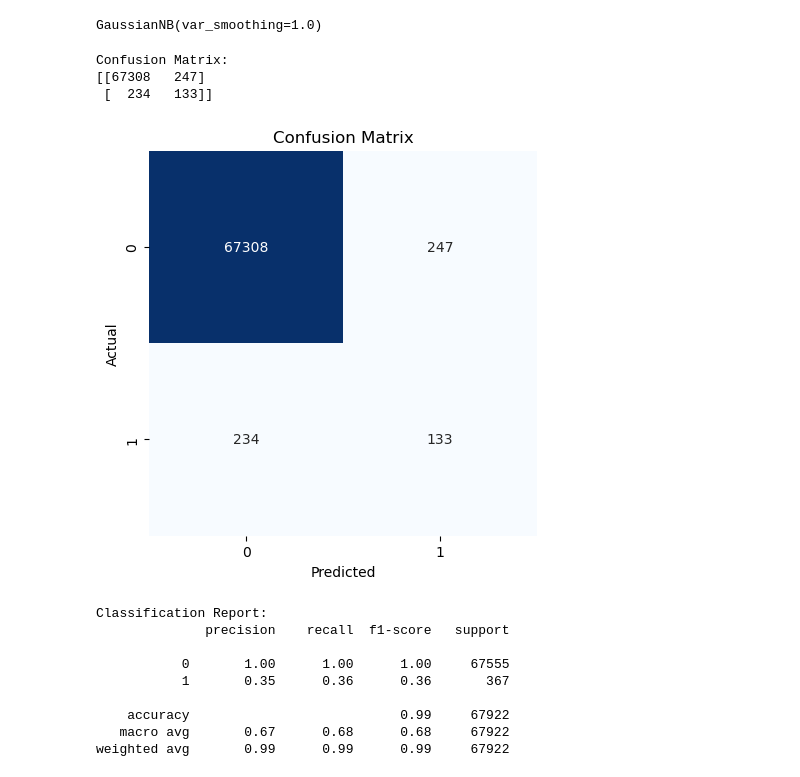
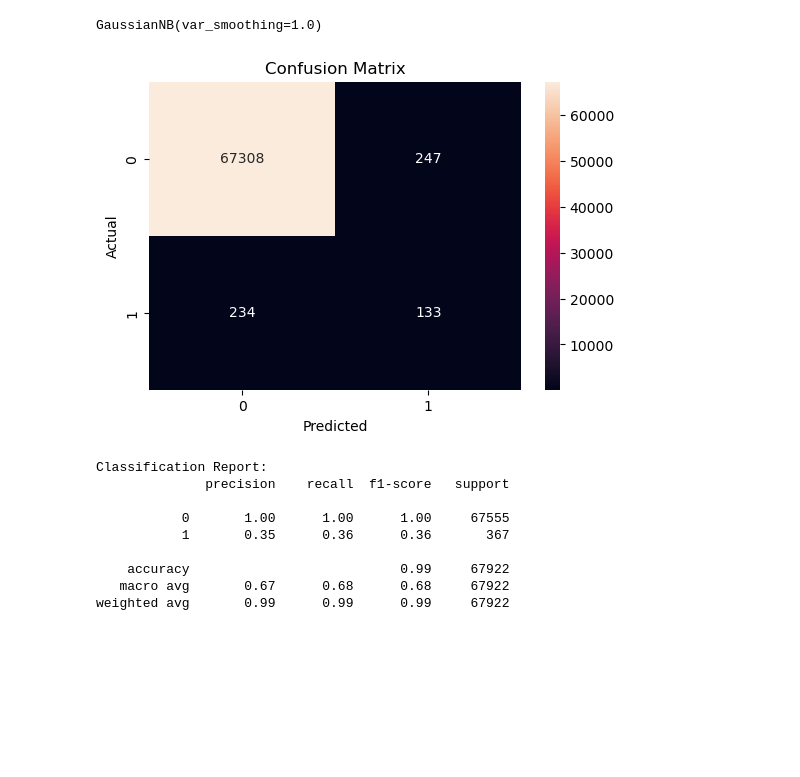
Before and after one commit to IT21070594/FDM-Project, a Jupyter notebook: Data Preprocessing.ipynb, the cells around one changed output. Saved outputs shown, nothing was run; the diff lists cells and outputs as text; code cells hidden in the pictures; blank space fills up the shorter version.

```diff
--- a/Data Preprocessing.ipynb
+++ b/Data Preprocessing.ipynb
@@ -752,31 +774,24 @@ GaussianNB(var_smoothing=1.0)
 # %%
 # Create and train the Gaussian Naive Bayes model with tuned hyperparameters
 gnb = GaussianNB(var_smoothing=1)  # Replace with your best var_smoothing value
 gnb.fit(X_train, y_train)
 
-# Make predictions on the test set
-y_pred = gnb.predict(X_test)
 
-# Compute the confusion matrix
-conf_matrix = confusion_matrix(y_test, y_pred)
+import seaborn as sns
+from sklearn.metrics import confusion_matrix
 
-# Print the confusion matrix
-print("Confusion Matrix:")
-print(conf_matrix)
+# Calculate the confusion matrix using the true labels (y_test) and predicted labels
+cm = confusion_matrix(y_test, y_pred)
+
+# Create a heatmap of the confusion matrix
+sns.heatmap(cm, annot=True, fmt="g")
+plt.rcParams['figure.figsize'] = (6, 4)
+plt.xlabel("Predicted")
+plt.ylabel('Actual')
+plt.title('Confusion Matrix')
+plt.show()
 # %% [output]
-Confusion Matrix:
-[[67308   247]
- [  234   133]]
+[figure, added]
-# %%
-# Assuming 'conf_matrix' is your confusion matrix
-plt.figure(figsize=(5, 5))
-sns.heatmap(conf_matrix, annot=True, fmt='d', cmap='Blues', cbar=False)
-plt.xlabel('Predicted')
-plt.ylabel('Actual')
-plt.title('Confusion Matrix')
-plt.show()
-# %% [output]
-[figure, removed]
 # %%
 # Compute the classification report
 class_report = classification_report(y_test, y_pred)
```
Also changed, not shown: parts of 2 cells of this notebook.
